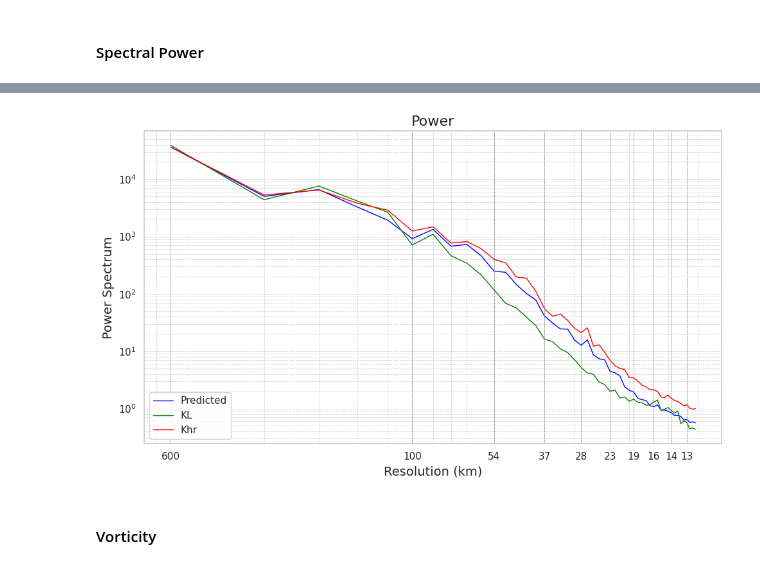
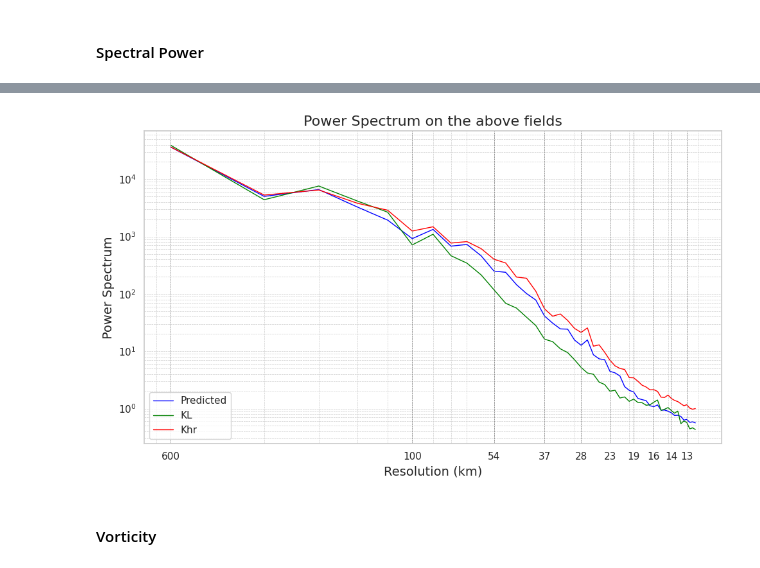
Before and after one commit to AntoineBernigaud/Super_Resolution_Data_Assimilation, a Jupyter notebook: Test_ResUnet.ipynb, the cells around one changed output, grey strips where cells are left out. Drawn from its saved outputs; the diff is of its cells as text; code cells hidden in the pictures.

```diff
--- a/Test_ResUnet.ipynb
+++ b/Test_ResUnet.ipynb
@@ -462,37 +476,37 @@ ax.set_yscale('log')
 # Set the labels and title
 ax.set_xlabel('Resolution (km)', fontsize=14)
 ax.set_ylabel('Power Spectrum', fontsize=14)
-ax.set_title('Power', fontsize=16)
+ax.set_title('Power Spectrum on the above fields', fontsize=16)
 
 # Calculate kpredic_km (assuming it makes sense to do this calculation)
 kpredic_km = 6 * subregion_len / khr
 
 # Number of ticks to display
 num_labels = 10
 step = len(kpredic_km) // num_labels
 reduced_ticks_predict = knn[::step]
 reduced_ticks_km = kpredic_km[::step]
 
 # Set the ticks and labels
 ax.set_xticks(reduced_ticks_predict)
 ax.set_xticklabels([f'{int(x_km)}' for x_km in reduced_ticks_km])
 y_ticks = [10**i for i in range(int(np.log10(min(Ann))), int(np.log10(max(Ann))) + 1)]
 ax.set_yticks(y_ticks)
 
 # Plotting
 ax.plot(knn[:-1], Ann[:-1], label="Predicted", color='blue', linewidth=1)
 ax.plot(klr[:-1], Alr[:-1], label="KL", color='green', linewidth=1)
 ax.plot(khr[:-1], Ahr[:-1], label="Khr", color='red', linewidth=1)
 
 for tick in reduced_ticks_predict:
     ax.axvline(x=tick, color='grey', linestyle='--', linewidth=0.5)
 
 ax.legend()
 ax.grid(True, which='both', linestyle='--', linewidth=0.5)
 plt.tight_layout()
 plt.show()
 # %% [output]
-[figure, old version]
+[figure, new version]
 # %% [markdown]
 #### Vorticity
 # %%
```
Also changed, not shown: parts of 9 cells of this notebook.
